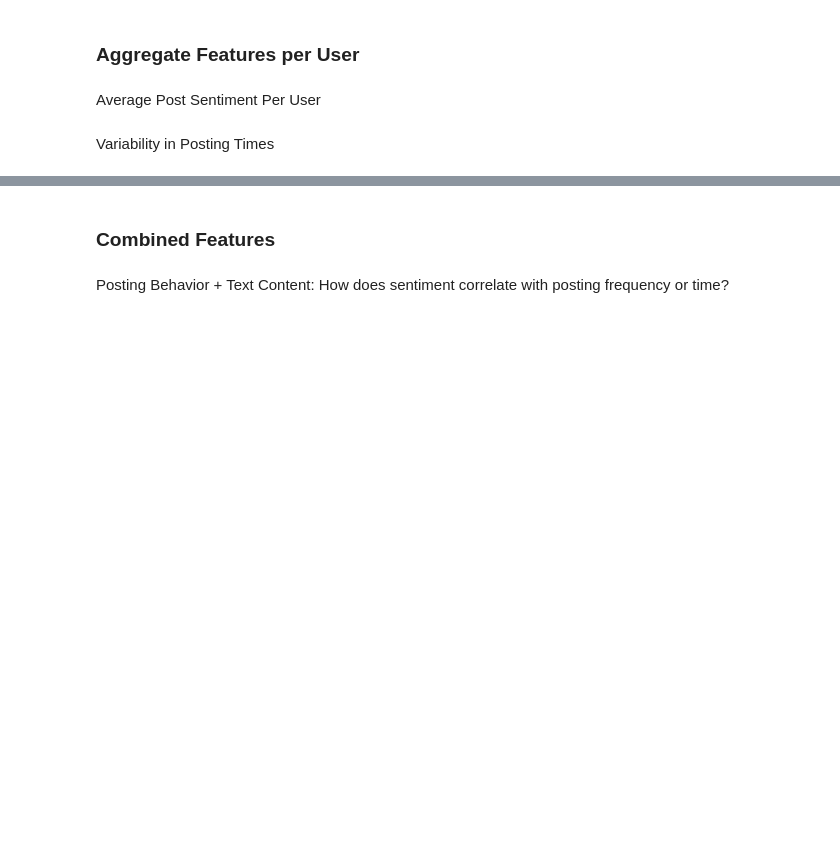
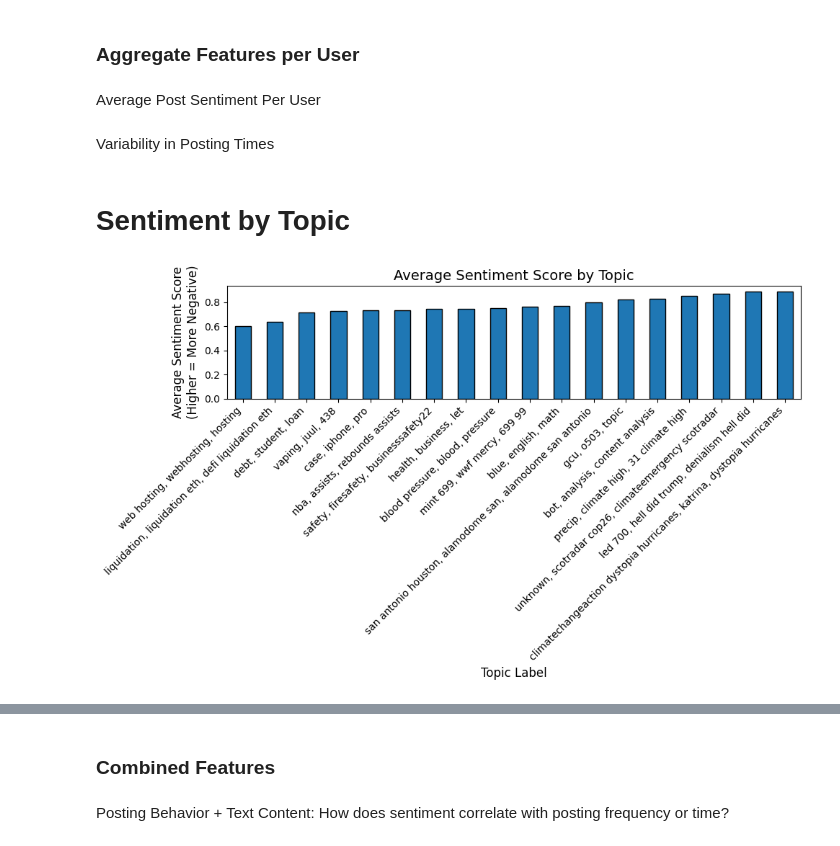
Before and after one commit to IronL442/UL-Case-Study-V2, a Jupyter notebook: analysis/k-means-clustering.ipynb, the cells around one changed output, grey strips where cells are left out. Cells and saved outputs as stored; diff of their text form; code cells hidden in the pictures; blank space fills up the shorter version.

```diff
--- a/analysis/k-means-clustering.ipynb
+++ b/analysis/k-means-clustering.ipynb
@@ -14,7 +14,7 @@ df_posts['timestamp'] = pd.to_datetime(df_posts['timestamp'])
 # %% [markdown]
 Number of posts over time
 # %%
-posts_per_user = df_posts.groupby('user')['timestamp'].count()
+df_posts['posts_per_user'] = df_posts.groupby('user')['timestamp'].count()
 # %% [markdown]
 Time between consecutive posts
 # %%
@@ -60,7 +60,7 @@ Topics from BERTopic
 topics_df = pd.read_csv('../output/posts_with_topics.csv')
 
 # Select only 'text_id' and 'topic_label' from topics_df
-topics_subset = topics_df[['text_id', 'topic_label']]
+topics_subset = topics_df[['text_id', 'topic', 'topic_label']]
 
 # Merge df_posts with the topics_subset on 'text_id'
 df_posts = pd.merge(df_posts, topics_subset, on='text_id', how='left')
@@ -95,7 +95,7 @@ Betweenness Centrality
 # %% [markdown]
 Average Post Sentiment Per User
 # %%
-df_posts['avg_sentiment'] = df_posts.groupby('user')['sentiment_score'].transform('mean')
+df_posts['avg_sentiment'] = df_posts.groupby('user_id')['sentiment_score'].transform('mean')
 # %% [markdown]
 Variability in Posting Times
 # %%
@@ -102,0 +103,19 @@ time_std = df_posts.groupby('user')['timestamp'].std().reset_index(name='time_st
+# %% [markdown]
+# Sentiment by Topic
+# %%
+import pandas as pd
+import matplotlib.pyplot as plt
+
+# Group by topic_label and calculate the mean sentiment score
+topic_sentiment = df_posts.groupby('topic_label')['sentiment_score'].mean().sort_values()
+
+plt.figure(figsize=(10, 6))
+topic_sentiment.plot(kind='bar', edgecolor='black')
+plt.title('Average Sentiment Score by Topic', fontsize=14)
+plt.xlabel('Topic Label', fontsize=12)
+plt.ylabel('Average Sentiment Score\n(Higher = More Negative)', fontsize=12)  # Added a line break
+plt.xticks(rotation=45, ha='right', fontsize=10)
+plt.tight_layout()
+plt.show()
+# %% [output]
+[figure, added]
```
Also changed, not shown: parts of 7 cells of this notebook.
